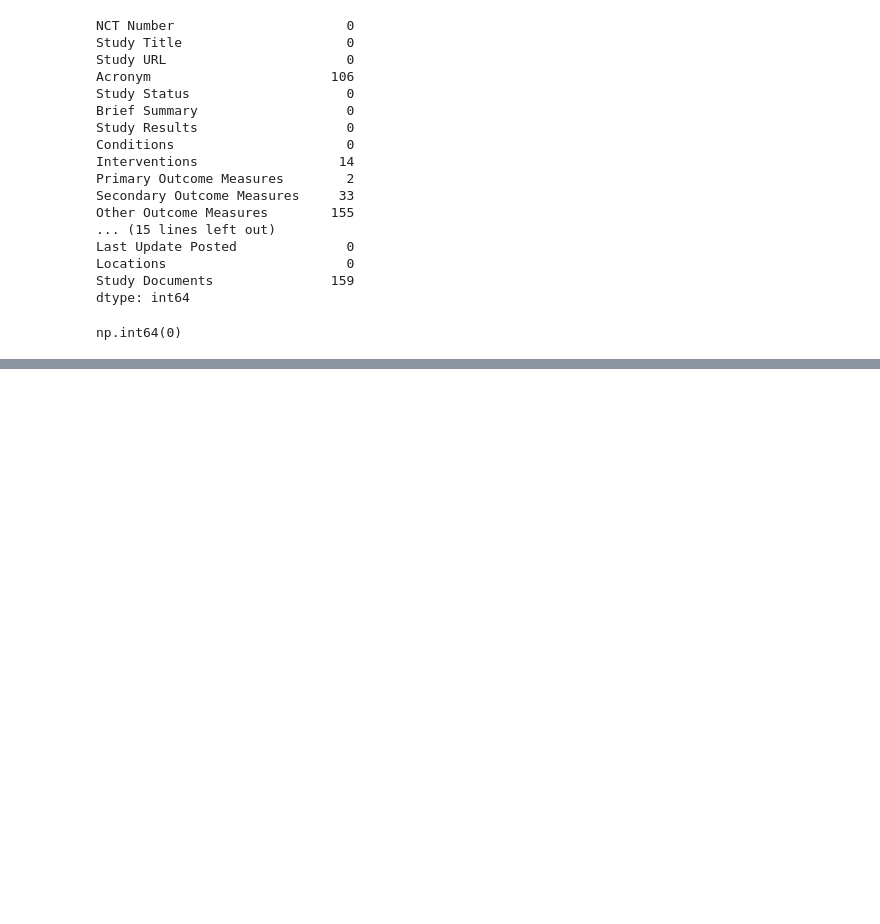
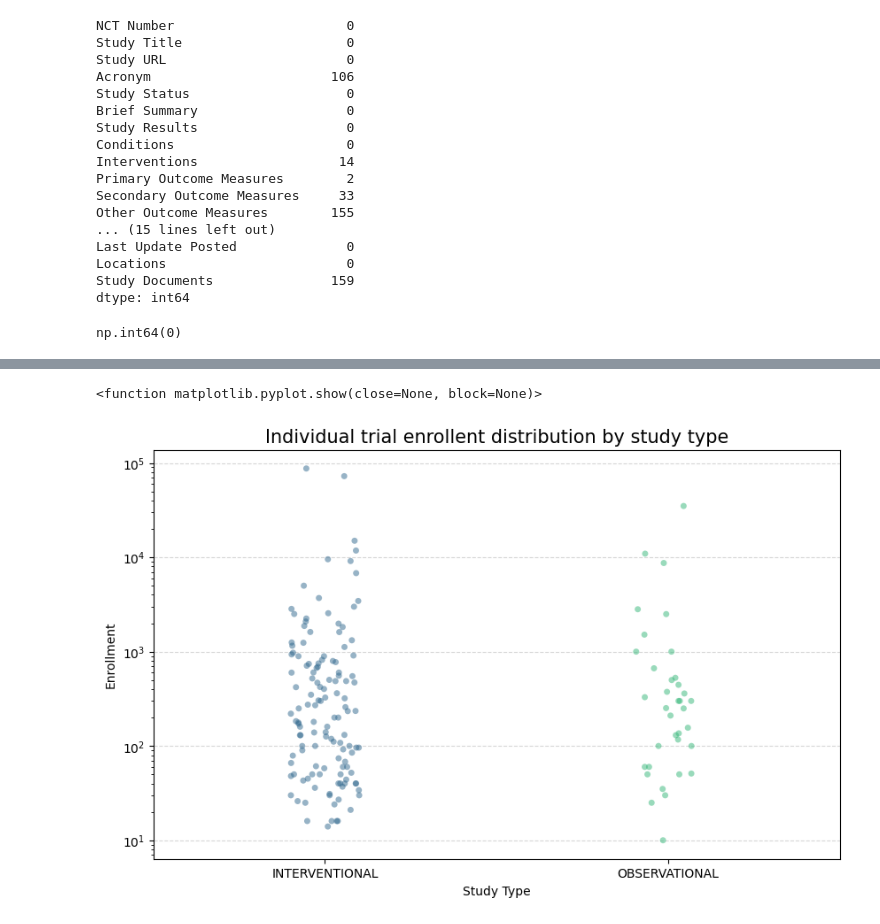
Before and after one commit to aliza0811/Hypertension-Clinical-Trial-Analysis, a Jupyter notebook: HYPERTENSION.ipynb, the cells around one changed output, grey strips where cells are left out. Cells and saved outputs as stored; diff of their text form; code cells hidden in the pictures; blank space fills up the shorter version.

```diff
--- a/HYPERTENSION.ipynb
+++ b/HYPERTENSION.ipynb
@@ -62,0 +233,10 @@ columns_to_drop = ['Acronym', 'Study URL',
+# %%
+plt.figure(figsize=(10,6))
+sns.stripplot(data=df_clean,x='Study Type',y='Enrollment',jitter=True,alpha=0.5,size=5,palette='viridis',hue='Study Type',legend=False)
+plt.yscale('log')
+plt.title('Individual trial enrollent distribution by study type',fontsize=15)
+plt.grid(axis='y',linestyle='--',alpha=0.5)
+plt.show
+# %% [output]
+<function matplotlib.pyplot.show(close=None, block=None)>
+[figure, added]
```
Also changed, not shown: parts of 20 cells of this notebook.
